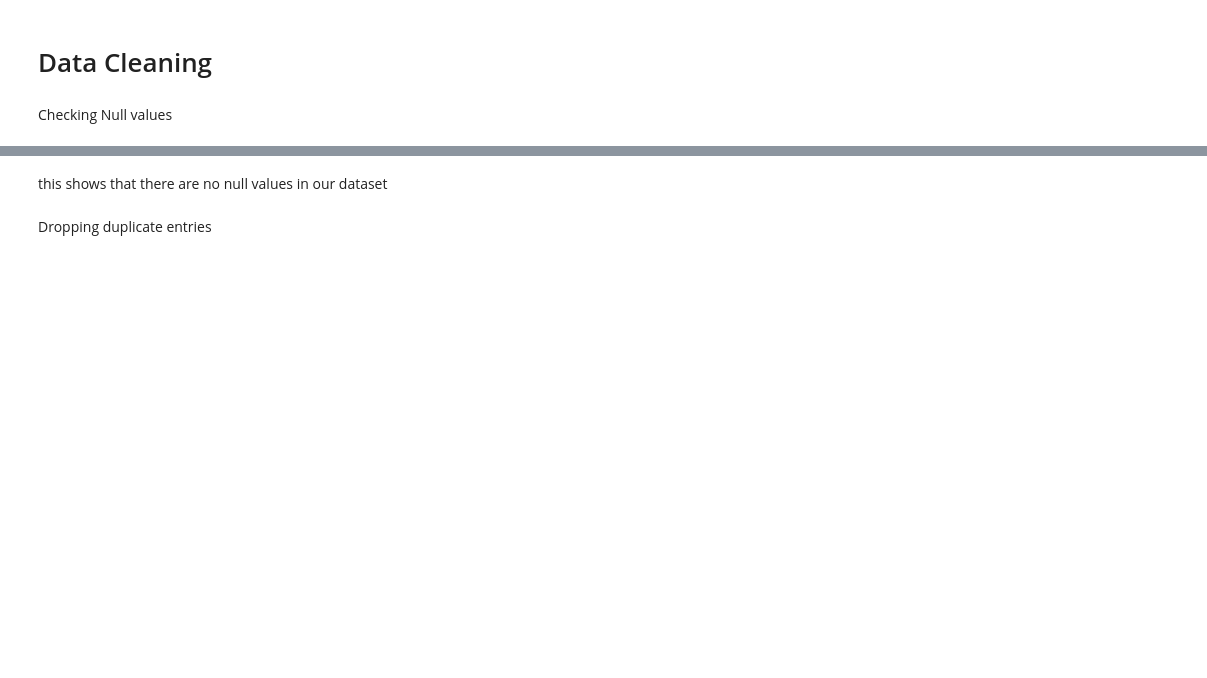
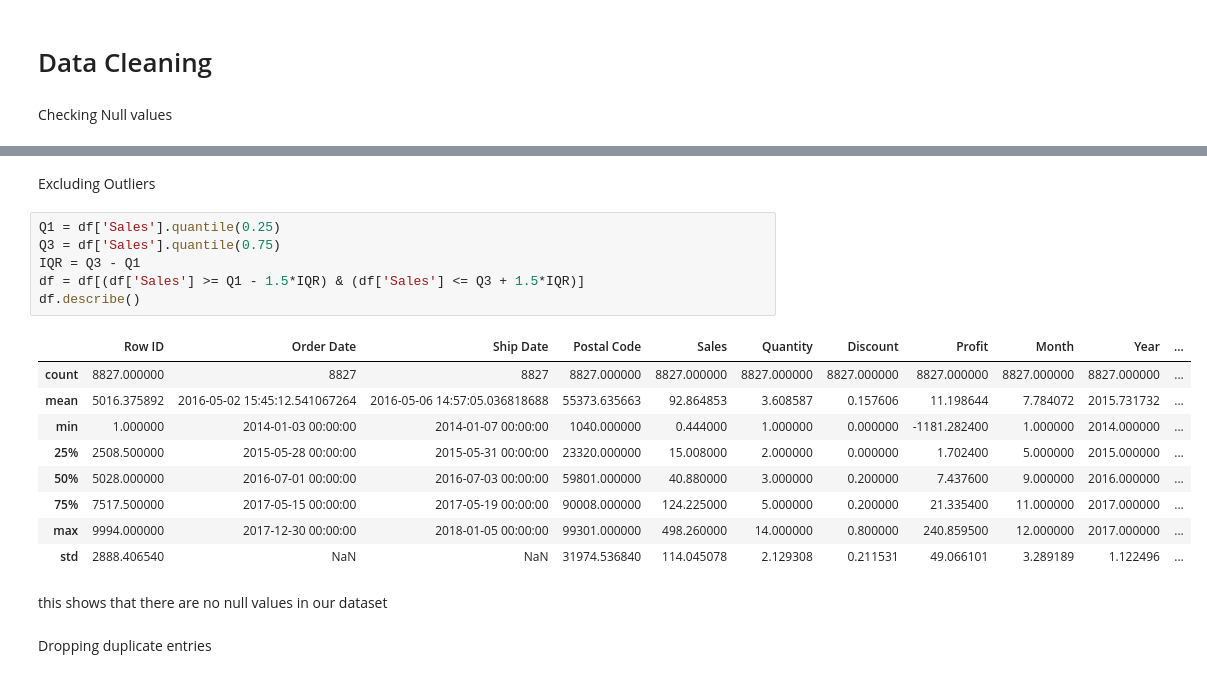
Before and after one commit to Honestly-Hirendra/Project-Sales-Insights, a Jupyter notebook: Project_1.ipynb, the cells around one changed output, grey strips where cells are left out. Saved outputs shown, nothing was run; the diff lists cells and outputs as text; blank space fills up the shorter version.

```diff
--- a/Project_1.ipynb
+++ b/Project_1.ipynb
@@ -129,3 +151,21 @@ dtype: int64
+# %% [markdown]
+Excluding Outliers
+# %%
+Q1 = df['Sales'].quantile(0.25)
+Q3 = df['Sales'].quantile(0.75)
+IQR = Q3 - Q1
+df = df[(df['Sales'] >= Q1 - 1.5*IQR) & (df['Sales'] <= Q3 + 1.5*IQR)]
+df.describe()
+# %% [output]
+|  | Row ID | Order Date | Ship Date | Postal Code | Sales | Quantity | Discount | Profit | Month | Year | ... |
+| count | 8827.000000 | 8827 | 8827 | 8827.000000 | 8827.000000 | 8827.000000 | 8827.000000 | 8827.000000 | 8827.000000 | 8827.000000 | ... |
+| mean | 5016.375892 | 2016-05-02 15:45:12.541067264 | 2016-05-06 14:57:05.036818688 | 55373.635663 | 92.864853 | 3.608587 | 0.157606 | 11.198644 | 7.784072 | 2015.731732 | ... |
+| min | 1.000000 | 2014-01-03 00:00:00 | 2014-01-07 00:00:00 | 1040.000000 | 0.444000 | 1.000000 | 0.000000 | -1181.282400 | 1.000000 | 2014.000000 | ... |
+| 25% | 2508.500000 | 2015-05-28 00:00:00 | 2015-05-31 00:00:00 | 23320.000000 | 15.008000 | 2.000000 | 0.000000 | 1.702400 | 5.000000 | 2015.000000 | ... |
+| 50% | 5028.000000 | 2016-07-01 00:00:00 | 2016-07-03 00:00:00 | 59801.000000 | 40.880000 | 3.000000 | 0.200000 | 7.437600 | 9.000000 | 2016.000000 | ... |
+| 75% | 7517.500000 | 2017-05-15 00:00:00 | 2017-05-19 00:00:00 | 90008.000000 | 124.225000 | 5.000000 | 0.200000 | 21.335400 | 11.000000 | 2017.000000 | ... |
+| max | 9994.000000 | 2017-12-30 00:00:00 | 2018-01-05 00:00:00 | 99301.000000 | 498.260000 | 14.000000 | 0.800000 | 240.859500 | 12.000000 | 2017.000000 | ... |
+| std | 2888.406540 | NaN | NaN | 31974.536840 | 114.045078 | 2.129308 | 0.211531 | 49.066101 | 3.289189 | 1.122496 | ... |
 # %% [markdown]
 this shows that there are no null values in our dataset
 # %% [markdown]
```
Also changed, not shown: parts of 15 cells of this notebook.
